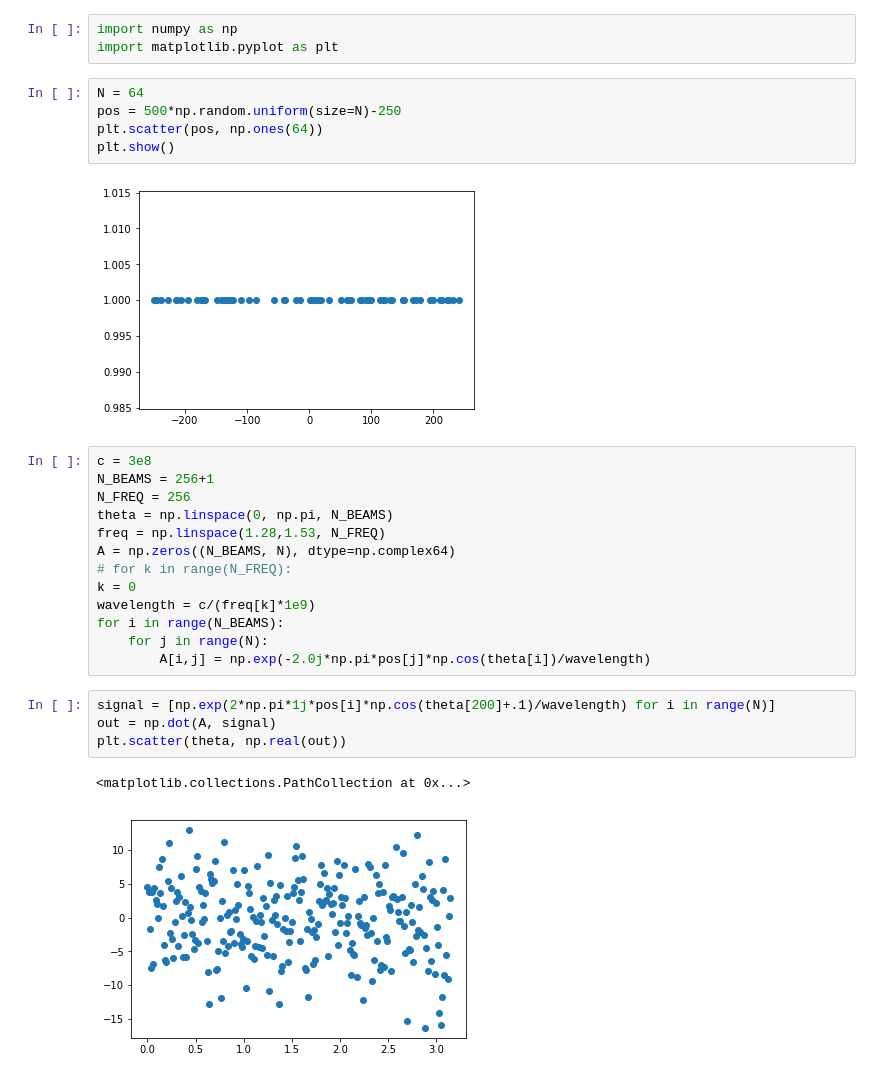
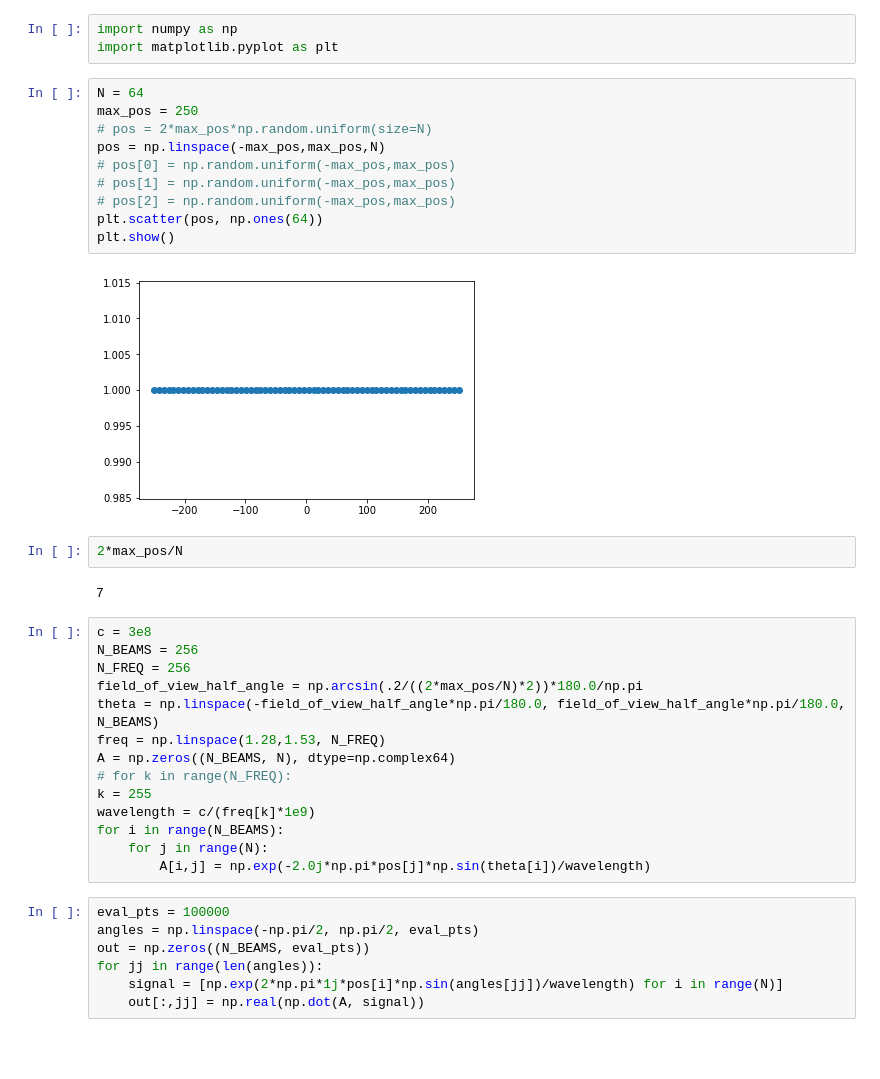
Before and after one commit to devincody/DSAbeamformer, a Jupyter notebook: Beamformer Theory.ipynb, the cells around one changed output. Drawn from its saved outputs; the diff is of its cells as text; blank space fills up the shorter version.

```diff
--- a/Beamformer Theory.ipynb
+++ b/Beamformer Theory.ipynb
@@ -3,28 +3,38 @@ import numpy as np
 import matplotlib.pyplot as plt
 # %%
 N = 64
-pos = 500*np.random.uniform(size=N)-250
+max_pos = 250
+# pos = 2*max_pos*np.random.uniform(size=N)
+pos = np.linspace(-max_pos,max_pos,N)
+# pos[0] = np.random.uniform(-max_pos,max_pos)
+# pos[1] = np.random.uniform(-max_pos,max_pos)
+# pos[2] = np.random.uniform(-max_pos,max_pos)
 plt.scatter(pos, np.ones(64))
 plt.show()
 # %% [output]
-[figure, old version]
+[figure, new version]
+# %%
+2*max_pos/N
+# %% [output]
+7
 # %%
 c = 3e8
-N_BEAMS = 256+1
+N_BEAMS = 256
 N_FREQ = 256
-theta = np.linspace(0, np.pi, N_BEAMS)
+field_of_view_half_angle = np.arcsin(.2/((2*max_pos/N)*2))*180.0/np.pi
+theta = np.linspace(-field_of_view_half_angle*np.pi/180.0, field_of_view_half_angle*np.pi/180.0, N_BEAMS)
 freq = np.linspace(1.28,1.53, N_FREQ)
 A = np.zeros((N_BEAMS, N), dtype=np.complex64)
 # for k in range(N_FREQ):
-k = 0
+k = 255
 wavelength = c/(freq[k]*1e9)
 for i in range(N_BEAMS):
     for j in range(N):
-        A[i,j] = np.exp(-2.0j*np.pi*pos[j]*np.cos(theta[i])/wavelength)
+        A[i,j] = np.exp(-2.0j*np.pi*pos[j]*np.sin(theta[i])/wavelength)
 # %%
-signal = [np.exp(2*np.pi*1j*pos[i]*np.cos(theta[200]+.1)/wavelength) for i in range(N)]
-out = np.dot(A, signal)
-plt.scatter(theta, np.real(out))
+eval_pts = 100000
+angles = np.linspace(-np.pi/2, np.pi/2, eval_pts)
+out = np.zeros((N_BEAMS, eval_pts))
+for jj in range(len(angles)):
+    signal = [np.exp(2*np.pi*1j*pos[i]*np.sin(angles[jj])/wavelength) for i in range(N)]
+    out[:,jj] = np.real(np.dot(A, signal))
-# %% [output]
-<matplotlib.collections.PathCollection at 0x...>
-[figure, removed]
```
Also changed, not shown: parts of 3 cells of this notebook, 1 other file.
